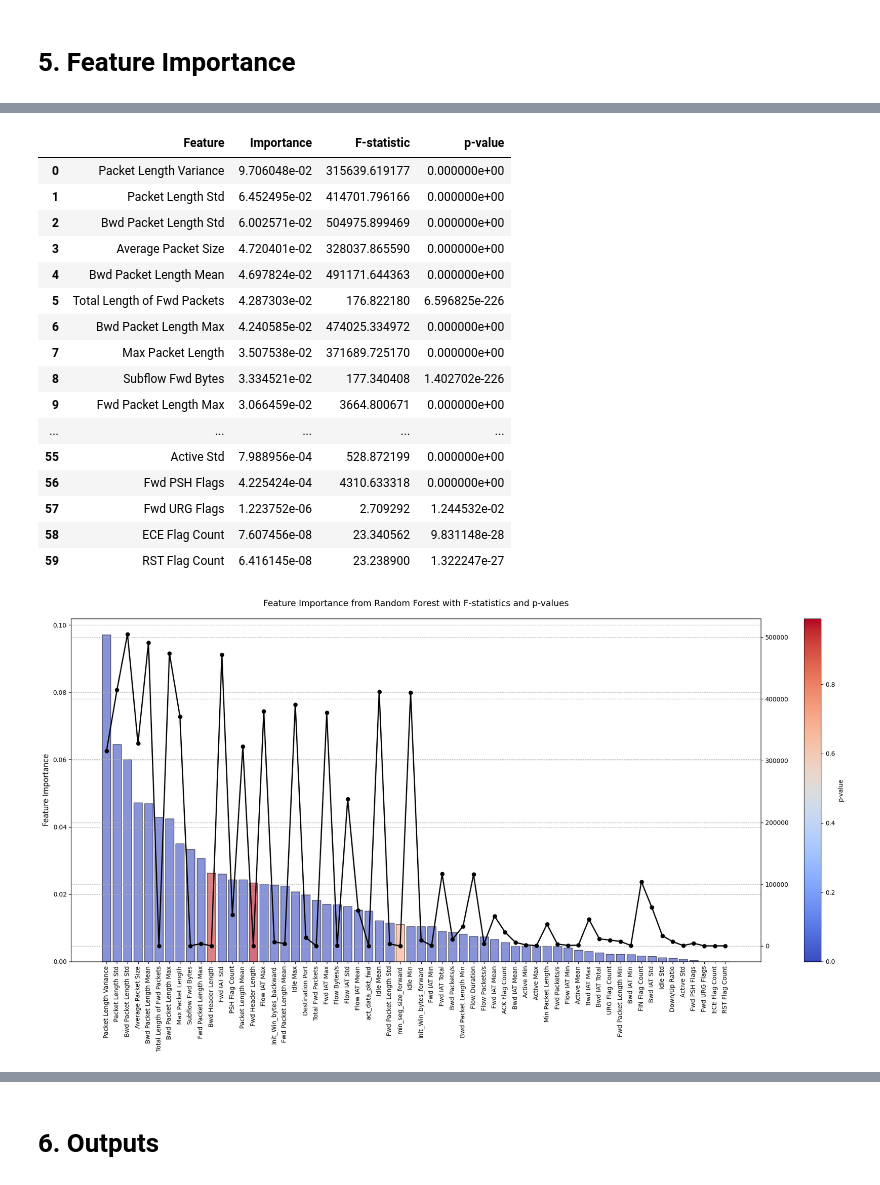
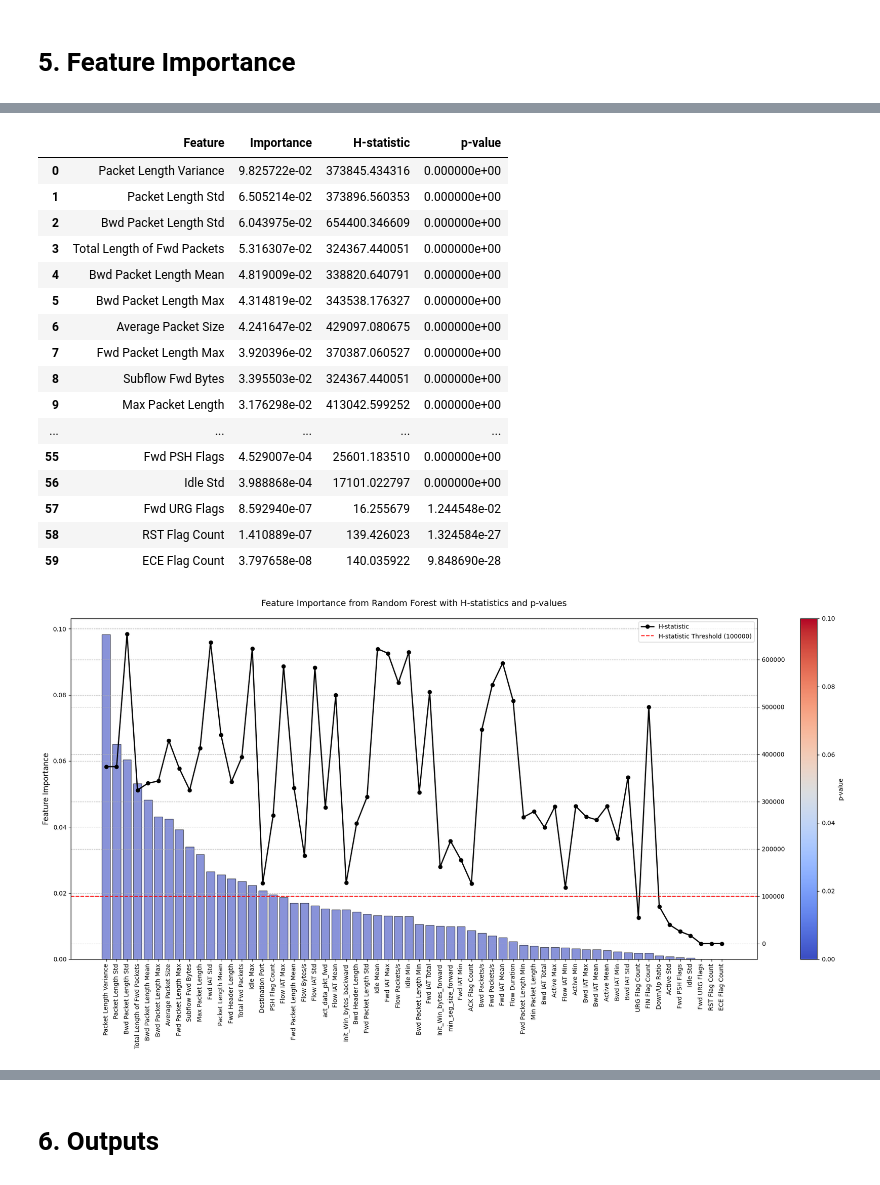
Before and after one commit to anacletu/ml-intrusion-detection-cicids2017, a Jupyter notebook: cicids2017-comprehensive-data-processing-for-ml.ipynb, the cells around one changed output, grey strips where cells are left out. Saved outputs shown, nothing was run; the diff lists cells and outputs as text; code cells hidden in the pictures.

```diff
--- a/cicids2017-comprehensive-data-processing-for-ml.ipynb
+++ b/cicids2017-comprehensive-data-processing-for-ml.ipynb
@@ -1040,4 +1136,4 @@ The previous analysis show a clear class imbalance, which should be taken into c
 # %%
-# Analysing feature importance using ANOVA.
-f_p_stats = analyze_feature_importance(scaled_df, numeric_features)
+# Analysing feature importance using Kruskal-Wallis.
+h_p_stats = analyze_feature_importance(data, numeric_features)
 # %% [output]
@@ -1047,4 +1143,4 @@ f_p_stats = analyze_feature_importance(scaled_df, numeric_features)
 # %%
 # Analysing feature importance using Tree-Model
-feature_importance_tree = analyze_feature_importance_rf(scaled_df, numeric_features)
+feature_importance_tree, cm, rf_labels, cv_scores = analyze_feature_importance_rf(data, numeric_features)
 # %% [output]
@@ -1055,30 +1164,30 @@ Test Score: 0.9987
 # %%
 # Preparing the df for comparison
-f_p_stats.reset_index(inplace = True)
-f_p_stats.rename(columns = {'index':'Feature'}, inplace = True)
+h_p_stats.reset_index(inplace = True)
+h_p_stats.rename(columns = {'index':'Feature'}, inplace = True)
 # %%
 # Sorting the new df for easier visualization
-comparison_tb = feature_importance_tree.merge(f_p_stats, on = 'Feature', how = 'left')
+comparison_tb = feature_importance_tree.merge(h_p_stats, on = 'Feature', how = 'left')
 comparison_tb_sorted = comparison_tb.sort_values(by='Importance', ascending=False)
 comparison_tb_sorted
 # %% [output]
-|  | Feature | Importance | F-statistic | p-value |
-| 0 | Packet Length Variance | 9.706048e-02 | 315639.619177 | 0.000000e+00 |
-| 1 | Packet Length Std | 6.452495e-02 | 414701.796166 | 0.000000e+00 |
-| 2 | Bwd Packet Length Std | 6.002571e-02 | 504975.899469 | 0.000000e+00 |
-| 3 | Average Packet Size | 4.720401e-02 | 328037.865590 | 0.000000e+00 |
-| 4 | Bwd Packet Length Mean | 4.697824e-02 | 491171.644363 | 0.000000e+00 |
-| 5 | Total Length of Fwd Packets | 4.287303e-02 | 176.822180 | 6.596825e-226 |
-| 6 | Bwd Packet Length Max | 4.240585e-02 | 474025.334972 | 0.000000e+00 |
-| 7 | Max Packet Length | 3.507538e-02 | 371689.725170 | 0.000000e+00 |
-| 8 | Subflow Fwd Bytes | 3.334521e-02 | 177.340408 | 1.402702e-226 |
-| 9 | Fwd Packet Length Max | 3.066459e-02 | 3664.800671 | 0.000000e+00 |
+|  | Feature | Importance | H-statistic | p-value |
+| 0 | Packet Length Variance | 9.825722e-02 | 373845.434316 | 0.000000e+00 |
+| 1 | Packet Length Std | 6.505214e-02 | 373896.560353 | 0.000000e+00 |
+| 2 | Bwd Packet Length Std | 6.043975e-02 | 654400.346609 | 0.000000e+00 |
+| 3 | Total Length of Fwd Packets | 5.316307e-02 | 324367.440051 | 0.000000e+00 |
+| 4 | Bwd Packet Length Mean | 4.819009e-02 | 338820.640791 | 0.000000e+00 |
+| 5 | Bwd Packet Length Max | 4.314819e-02 | 343538.176327 | 0.000000e+00 |
+| 6 | Average Packet Size | 4.241647e-02 | 429097.080675 | 0.000000e+00 |
+| 7 | Fwd Packet Length Max | 3.920396e-02 | 370387.060527 | 0.000000e+00 |
+| 8 | Subflow Fwd Bytes | 3.395503e-02 | 324367.440051 | 0.000000e+00 |
+| 9 | Max Packet Length | 3.176298e-02 | 413042.599252 | 0.000000e+00 |
 | ... | ... | ... | ... | ... |
-| 55 | Active Std | 7.988956e-04 | 528.872199 | 0.000000e+00 |
-| 56 | Fwd PSH Flags | 4.225424e-04 | 4310.633318 | 0.000000e+00 |
-| 57 | Fwd URG Flags | 1.223752e-06 | 2.709292 | 1.244532e-02 |
-| 58 | ECE Flag Count | 7.607456e-08 | 23.340562 | 9.831148e-28 |
-| 59 | RST Flag Count | 6.416145e-08 | 23.238900 | 1.322247e-27 |
+| 55 | Fwd PSH Flags | 4.529007e-04 | 25601.183510 | 0.000000e+00 |
+| 56 | Idle Std | 3.988868e-04 | 17101.022797 | 0.000000e+00 |
+| 57 | Fwd URG Flags | 8.592940e-07 | 16.255679 | 1.244548e-02 |
+| 58 | RST Flag Count | 1.410889e-07 | 139.426023 | 1.324584e-27 |
+| 59 | ECE Flag Count | 3.797658e-08 | 140.035922 | 9.848690e-28 |
 # %%
 # Create figure and axis with appropriate size
 plt.figure(figsize=(25, 10))
@@ -1095,36 +1204,41 @@ bars = ax1.bar(comparison_tb_sorted['Feature'],
                 comparison_tb_sorted['Importance'],
                 alpha=0.6,
                 color=[colors(0 + (value)) for value in comparison_tb_sorted['p-value']], edgecolor='black')
 
-# Plot line for F-statistic
+# Plot line for H-statistic
 line = ax2.plot(comparison_tb_sorted['Feature'],
-                 comparison_tb_sorted['F-statistic'],
+                 comparison_tb_sorted['H-statistic'],
                  color='black',
                  linewidth=2,
-                 label='F-statistic',
+                 label='H-statistic',
                  marker='o')
+
+# Add a horizontal threshold line
+threshold = 100000  # Adjust based on analysis
+ax2.axhline(y=threshold, color='red', linestyle='--', label=f'H-statistic Threshold ({threshold})')
+ax2.legend()
 
 # Customize primary y-axis (Importance)
 ax1.set_ylabel('Feature Importance', fontsize=12, color='black')
 ax1.tick_params(axis='y', labelcolor='black')
 
 # Set x-ticks and labels
 ax1.set_xticks(range(len(comparison_tb_sorted['Feature'])))
 ax1.set_xticklabels(comparison_tb_sorted['Feature'], rotation=90, ha='center', fontsize=10)
 
 # Add title
-plt.title('Feature Importance from Random Forest with F-statistics and p-values',
+plt.title('Feature Importance from Random Forest with H-statistics and p-values',
           fontsize=14, pad=20)
 
 # Add colorbar for p-values
-sm = plt.cm.ScalarMappable(cmap=colors, norm=plt.Normalize(vmin=comparison_tb_sorted['p-value'].min(), vmax=comparison_tb_sorted['p-value'].max()))
+sm = plt.cm.ScalarMappable(cmap=colors, norm=plt.Normalize(vmin=comparison_tb_sorted['p-value'].min(), vmax=0.1))
 cbar = plt.colorbar(sm, ax=ax1, orientation='vertical')
 cbar.set_label('p-value', fontsize=10)
 
 # Add gridlines for readability
 ax1.grid(True, which='both', axis='y', linestyle='--', linewidth=0.7)
 ax2.grid(True, which='both', axis='y', linestyle='--', linewidth=0.7)
 
 plt.show()
 # %% [output]
-[figure, old version]
+[figure, new version]
```
Also changed, not shown: parts of 61 cells of this notebook.
